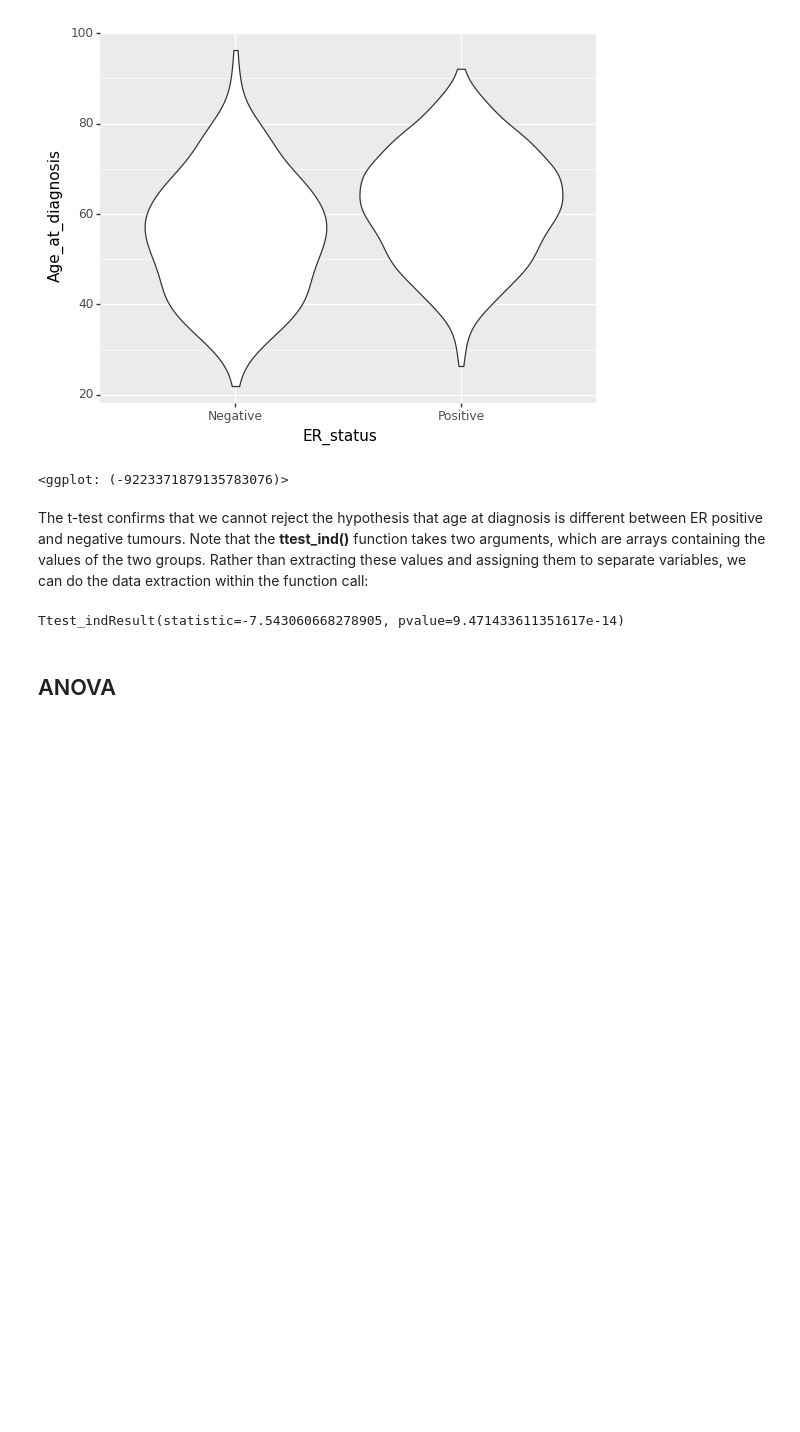
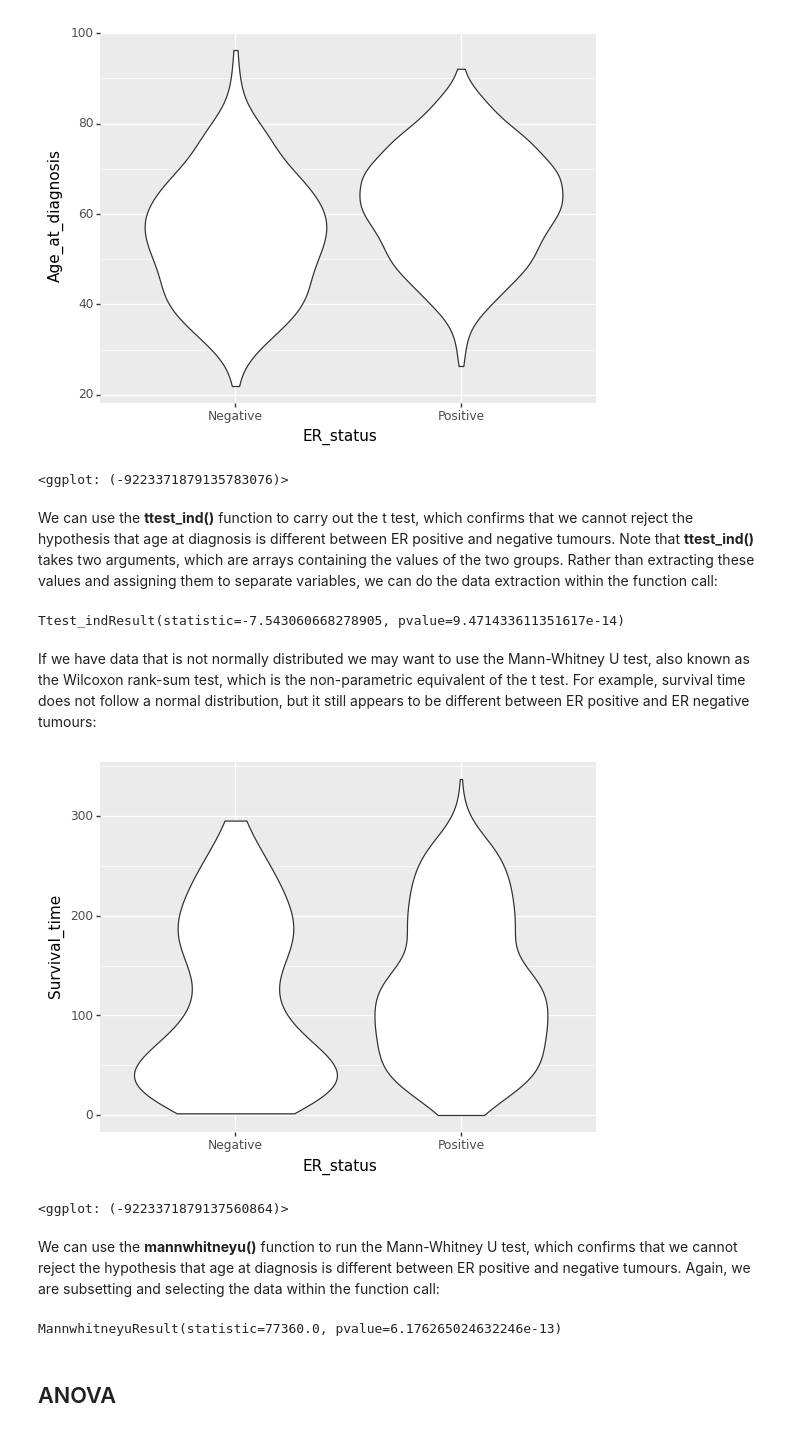
Before and after one commit to semacu/data-science-python, a Jupyter notebook: notebooks/week5_lecture.ipynb, the cells around one changed output. Cells and saved outputs as stored; diff of their text form; code cells hidden in the pictures; blank space fills up the shorter version.

Commit message:
Added Mann-Whitney U test

```diff
--- a/notebooks/week5_lecture.ipynb
+++ b/notebooks/week5_lecture.ipynb
@@ -86,6 +86,6 @@ ggplot(metabric, aes("ER_status", "Age_at_diagnosis"))
 [figure]
 <ggplot: (-9223371879135783076)>
 # %% [markdown]
-The t-test confirms that we cannot reject the hypothesis that age at diagnosis is different between ER positive and negative tumours. Note that the **ttest_ind()** function takes two arguments, which are arrays containing the values of the two groups. Rather than extracting these values and assigning them to separate variables, we can do the data extraction within the function call:
+We can use the **ttest_ind()** function to carry out the t test, which confirms that we cannot reject the hypothesis that age at diagnosis is different between ER positive and negative tumours. Note that **ttest_ind()** takes two arguments, which are arrays containing the values of the two groups. Rather than extracting these values and assigning them to separate variables, we can do the data extraction within the function call:
 # %%
 sp.stats.ttest_ind(
@@ -96,6 +96,27 @@ sp.stats.ttest_ind(
 )
 # %% [output]
 Ttest_indResult(statistic=-7.543060668278905, pvalue=9.471433611351617e-14)
+# %% [markdown]
+If we have data that is not normally distributed we may want to use the Mann-Whitney U test, also known as the Wilcoxon rank-sum test, which is the non-parametric equivalent of the t test. For example, survival time does not follow a normal distribution, but it still appears to be different between ER positive and ER negative tumours:
+# %%
+(
+ggplot(metabric, aes("ER_status", "Survival_time"))
+    + geom_violin()
+)
+# %% [output]
+[figure, added]
+<ggplot: (-9223371879137560864)>
+# %% [markdown]
+We can use the **mannwhitneyu()** function to run the Mann-Whitney U test, which confirms that we cannot reject the hypothesis that age at diagnosis is different between ER positive and negative tumours. Again, we are subsetting and selecting the data within the function call:
+# %%
+sp.stats.mannwhitneyu(
+    # select samples with Negative ER_status and extract the Age_at_diagnosis values
+    metabric[metabric["ER_status"]=="Negative"]["Age_at_diagnosis"],
+    # select samples with Positive ER_status and extract the Age_at_diagnosis values
+    metabric[metabric["ER_status"]=="Positive"]["Age_at_diagnosis"]
+)
+# %% [output]
+MannwhitneyuResult(statistic=77360.0, pvalue=6.176265024632246e-13)
 # %% [markdown]
 ## ANOVA
 # %% [markdown]
```
Also changed, not shown: parts of 2 cells of this notebook.
